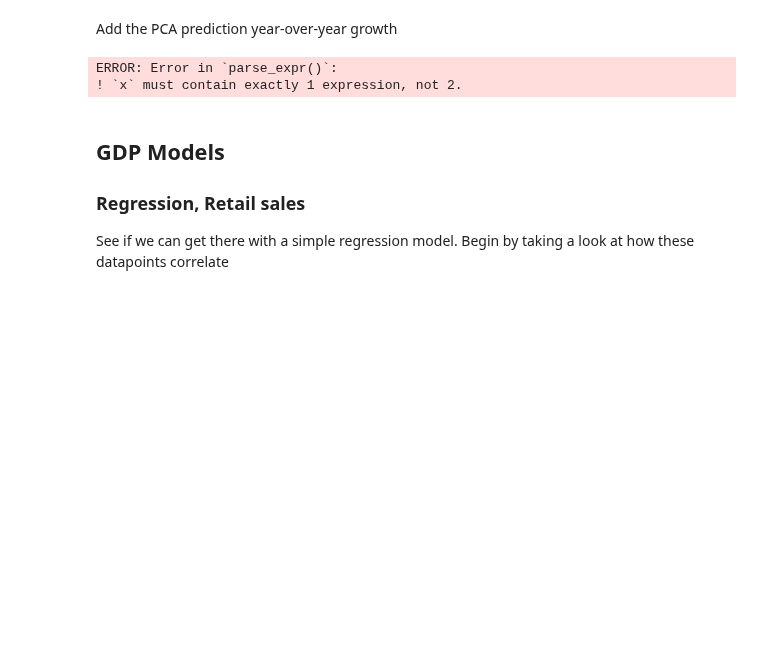
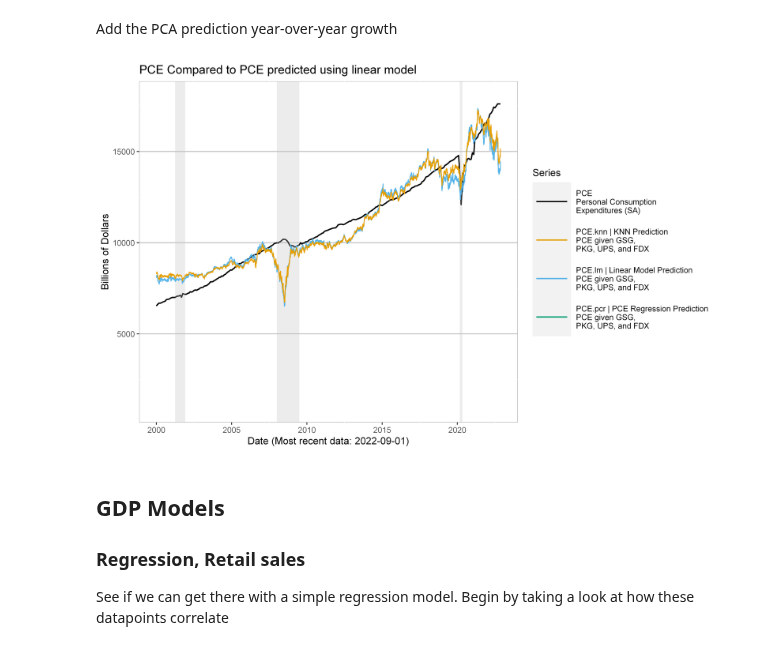
Before and after one commit to MoreCoffee12/Economics, a Jupyter notebook: GDPModels.ipynb, the cells around one changed output. Cells and saved outputs as stored; diff of their text form; code cells hidden in the pictures; blank space fills up the shorter version.

```diff
--- a/GDPModels.ipynb
+++ b/GDPModels.ipynb
@@ -448,36 +448,35 @@ myPlot <-
 myPlot <- myPlot + geom_line(
   data = df.data,
   aes_string(
     x = "date",
     y = datay.aux,
-    colour = shQuote(getPlotTitle(df.symbols, datay.aux))
+    colour = shQuote(getPlotTitle(df.symbols, datay.aux)[[1]])
   ),
   na.rm = TRUE
 )
 myPlot <- myPlot + geom_line(
   data = df.data,
   aes_string(
     x = "date",
     y = datay.aux.1,
     colour = shQuote(getPlotTitle(df.symbols, datay.aux.1))
   ),
   na.rm = TRUE
 )
 myPlot <- myPlot + geom_line(
   data = df.data,
   aes_string(
     x = "date",
     y = datay.aux.2,
     colour = shQuote(getPlotTitle(df.symbols, datay.aux.2))
   ),
   na.rm = TRUE
 )
 
 
 print(myPlot)
 # %% [output]
-ERROR: Error in `parse_expr()`:
-! `x` must contain exactly 1 expression, not 2.
+[figure, added]
 # %% [markdown]
 ## GDP Models
 
```
Also changed, not shown: parts of 22 cells of this notebook, 1 other file.
